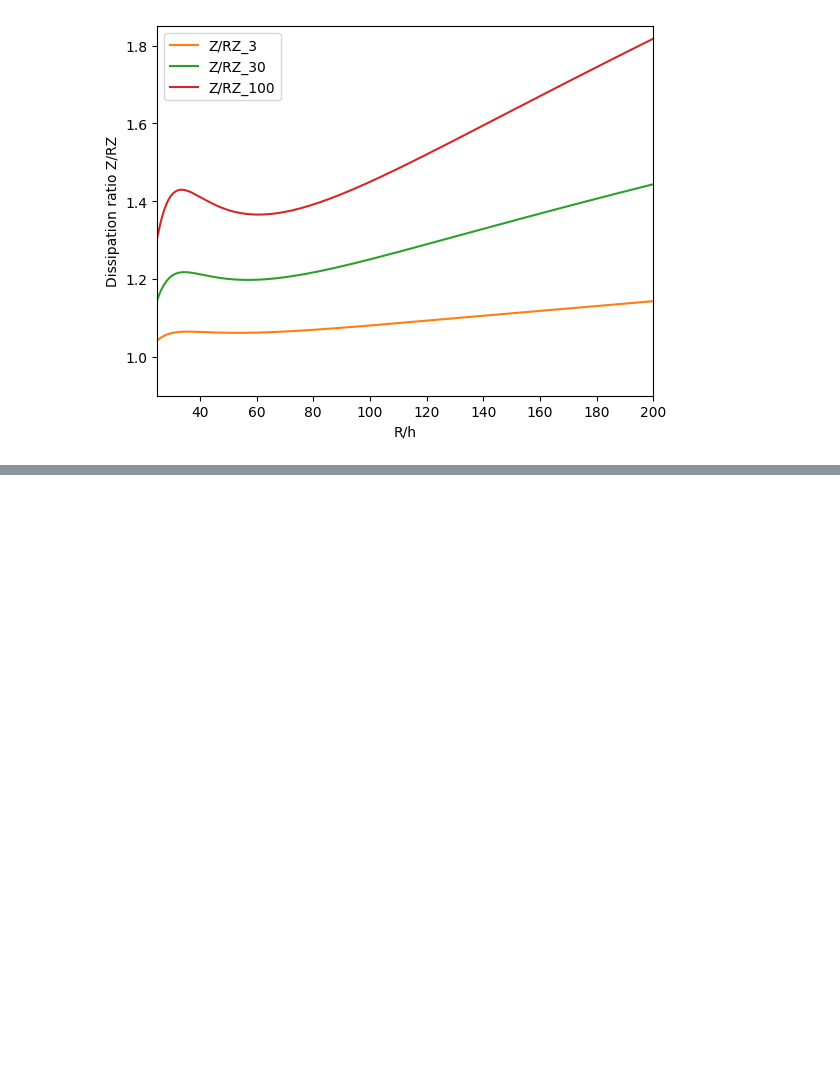
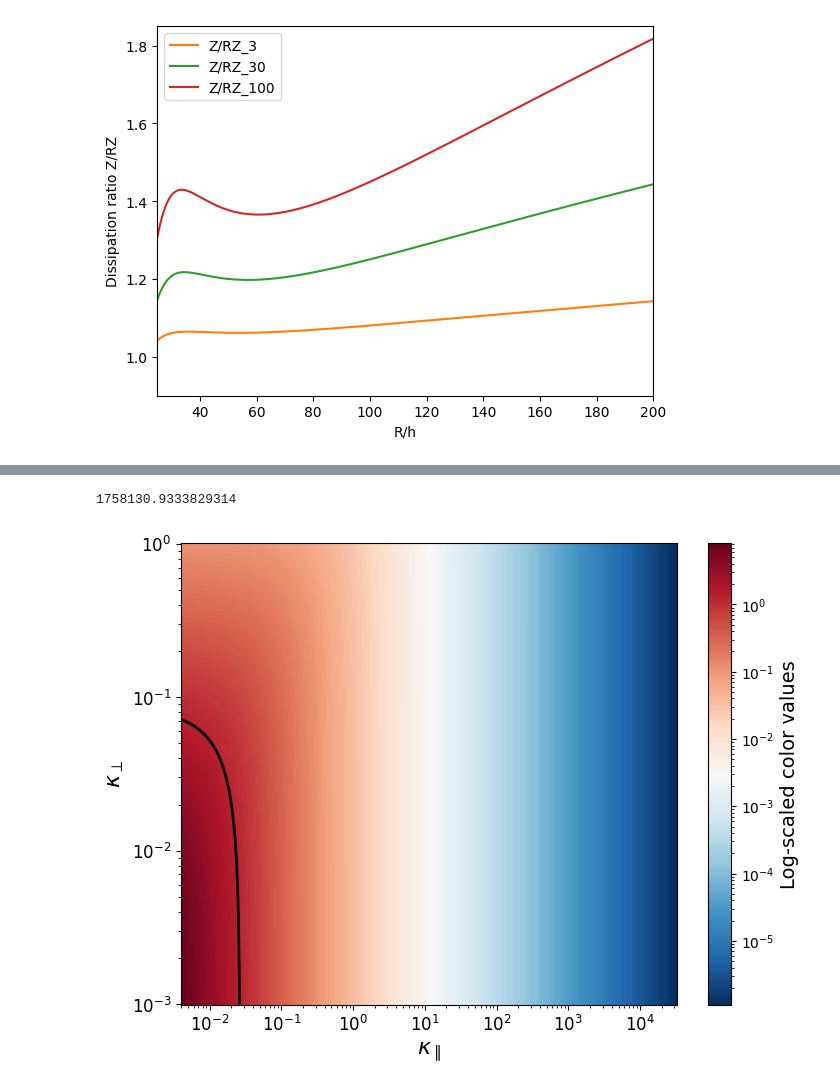
Before and after one commit to abermejillo/ted_anisotropy, a Jupyter notebook: ratios_analysis.ipynb, the cells around one changed output, grey strips where cells are left out. Cells and saved outputs as stored; diff of their text form; code cells hidden in the pictures; blank space fills up the shorter version.

```diff
--- a/ratios_analysis.ipynb
+++ b/ratios_analysis.ipynb
@@ -1006,0 +1073,64 @@ plt.show()
+# %%
+h = 40e-9
+a = 5e-6
+Nz = 300
+Nr = 300
+kappa_z = np.logspace(-3,0,Nz)
+kappa_r = np.logspace(-2.4,4.5,Nr)
+
+pairs = create_matrix_of_pairs(kappa_z,kappa_r)
+
+tau_map = np.zeros((Nz,Nr))
+
+for i , k in enumerate(pairs):
+    kz, kr = k
+    j =  int(np.floor(i/Nr))
+    k = i%Nr
+    tau_map[j,k] = tau(h,a,rho_,c_v_[-1],kz,kr,0.01)
+# %%
+rho_*c_v_[-1]
+# %% [output]
+1758130.9333829314
+# %%
+import matplotlib.pyplot as plt
+import numpy as np
+from matplotlib.colors import LogNorm
+from matplotlib.ticker import LogLocator, FuncFormatter
+
+# Create the plot
+plt.figure(figsize=(8, 6))
+
+# Create the 2D colormap with log scaling for the color values
+plt.pcolormesh(kappa_r, kappa_z, tau_map*80e6, cmap='RdBu_r', norm=LogNorm())
+
+# Add a colorbar with log scaling
+cbar = plt.colorbar()
+cbar.set_label('Log-scaled color values', fontsize=14)  # Increase colorbar label font size
+
+contour_value = 1  # Set the value through which you want the contour line
+contour = plt.contour(kappa_r, kappa_z, tau_map*60e6, levels=[contour_value], colors='black', linewidths=2)
+
+
+# Use LogLocator to place ticks only at full decades (e.g., 10^-3, 10^-2, etc.)
+plt.gca().xaxis.set_major_locator(LogLocator(base=10.0))
+plt.gca().yaxis.set_major_locator(LogLocator(base=10.0))
+
+# Format the x and y axes to show as 10^x
+formatter = FuncFormatter(lambda val, pos: f'$10^{{{int(np.log10(val))}}}$')
+plt.gca().xaxis.set_major_formatter(formatter)
+plt.gca().yaxis.set_major_formatter(formatter)
+
+# Set the axis labels with increased font size
+plt.xlabel('$\kappa_\parallel$', fontsize=16)
+plt.ylabel('$\kappa_\perp$', fontsize=16)
+
+plt.yscale('log')
+plt.xscale('log')
+
+# Increase the font size of the tick labels
+plt.tick_params(axis='both', which='major', labelsize=12)
+
+# Show the plot
+plt.show()
+# %% [output]
+[figure, added]
```
Also changed, not shown: parts of 4 cells of this notebook, 4 other files.
